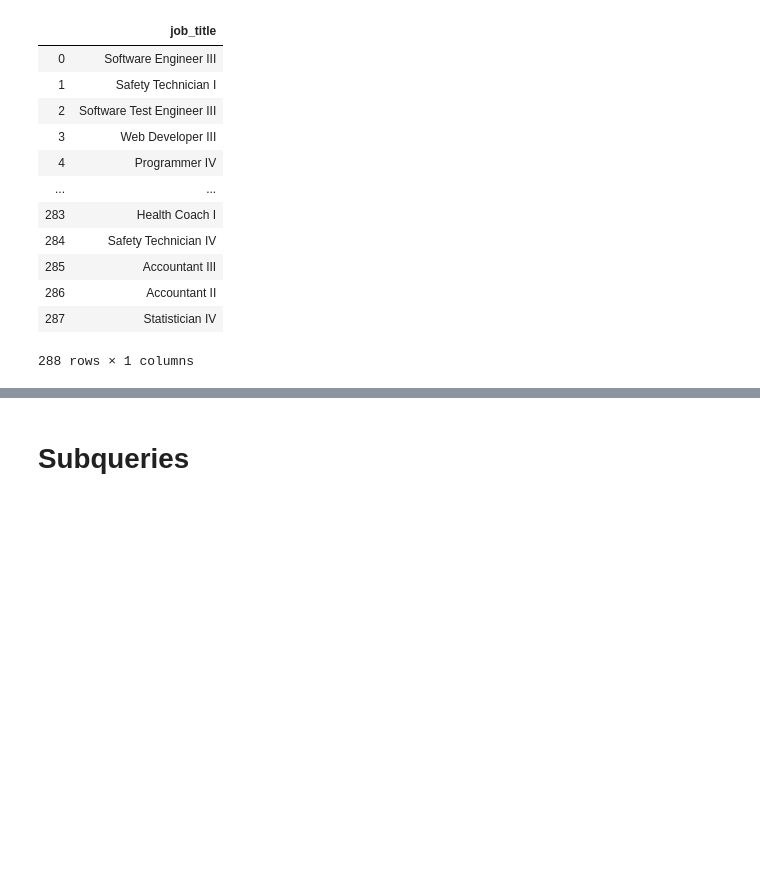
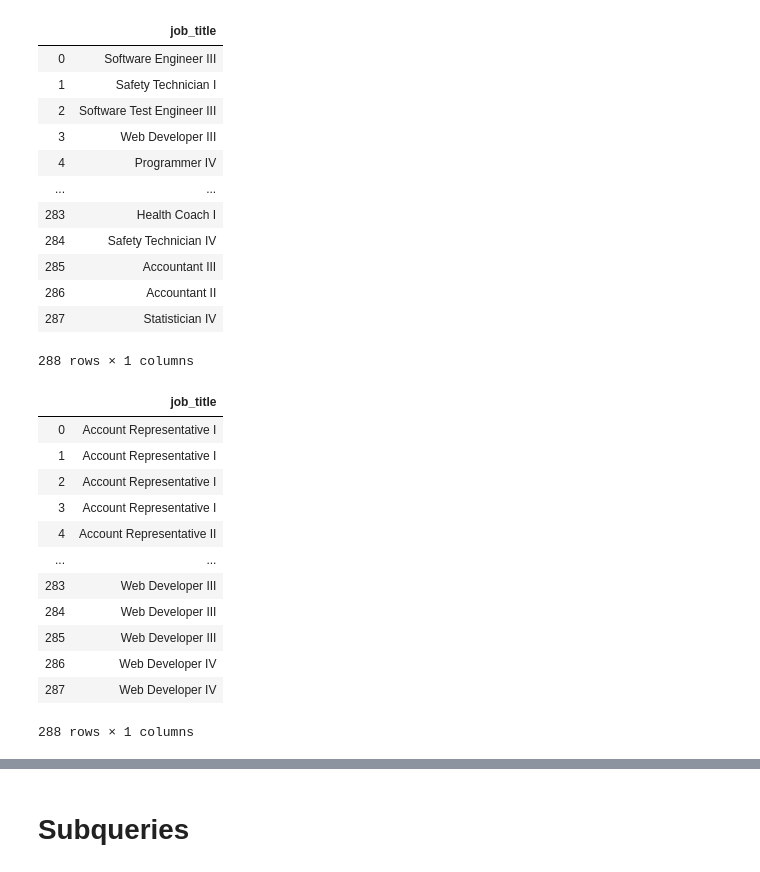
Before and after one commit to yasharmansouri/SQL-for-Data-Science, a Jupyter notebook: sql_for_data_science.ipynb, the cells around one changed output, grey strips where cells are left out. Drawn from its saved outputs; the diff is of its cells as text; code cells hidden in the pictures; blank space fills up the shorter version.

```diff
--- a/sql_for_data_science.ipynb
+++ b/sql_for_data_science.ipynb
@@ -452,9 +454,27 @@ pd.DataFrame(cur.fetchall(), columns=cols)
 # %%
 #all titles having levels at the end with any character before them
 #this way has few more computational units as well, yet both of them are 1 loop scans
 cmd = """SELECT job_title FROM staff
-             WHERE job_title SIMILAR TO '%(I|II|III|IV)%'
-          """
+         WHERE job_title SIMILAR TO '%(I|II|III|IV)%'
+         ORDER BY job_title
+      """
+cur.execute(cmd)
+cols = [x[0] for x in cur.description]
+pd.DataFrame(cur.fetchall(), columns=cols)
+# %% [output]
+|  | job_title |
+| 0 | Account Representative I |
+| 1 | Account Representative I |
+| 2 | Account Representative I |
+| 3 | Account Representative I |
+| 4 | Account Representative II |
+| ... | ... |
+| 283 | Web Developer III |
+| 284 | Web Developer III |
+| 285 | Web Developer III |
+| 286 | Web Developer IV |
+| 287 | Web Developer IV |
+288 rows × 1 columns
 # %%
 #only jobs that start with Developer and any words in between and then levels and any words afterwards
 cmd = """SELECT job_title FROM staff
```
Also changed, not shown: parts of 10 cells of this notebook.
